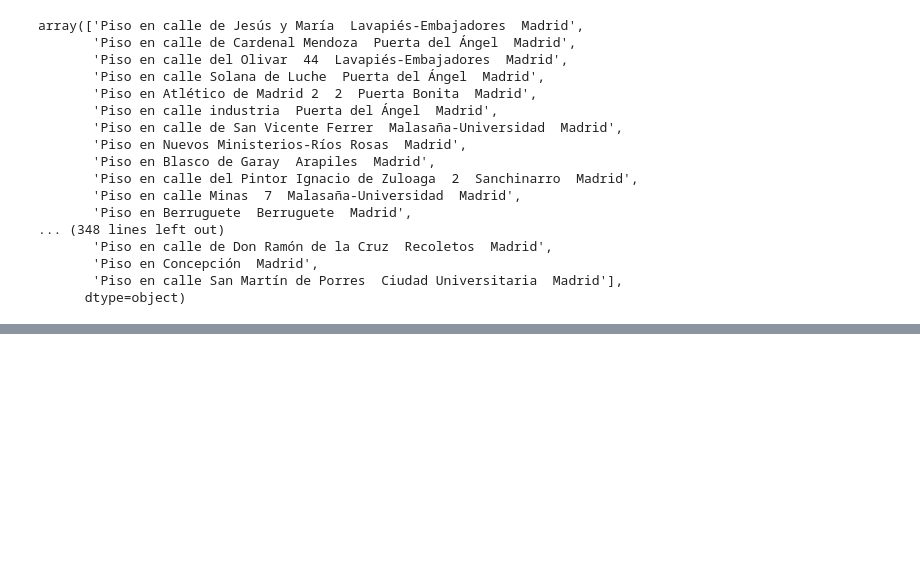
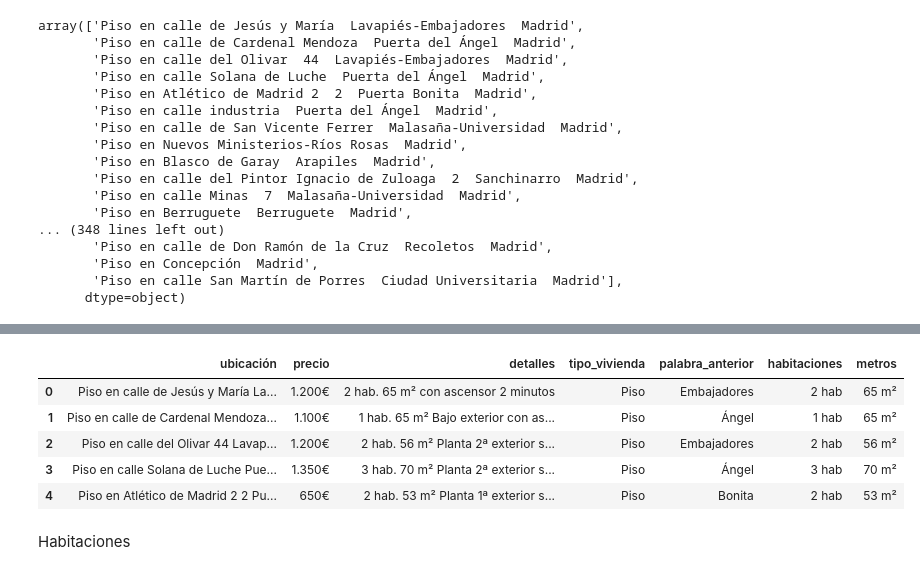
Before and after one commit to filokaizen/Rent-in-Madrid, a Jupyter notebook: Jupyters/main.ipynb, the cells around one changed output, grey strips where cells are left out. Saved outputs shown, nothing was run; the diff lists cells and outputs as text; code cells hidden in the pictures; blank space fills up the shorter version.

```diff
--- a/Jupyters/main.ipynb
+++ b/Jupyters/main.ipynb
@@ -3,6 +3,9 @@ import pandas as pd
 import requests as req
 import glob
 import numpy as np
+
+pd.set_option('display.max_rows', None)
+pd.set_option('display.max_columns', None)
 # %%
 
 # Carpeta que contiene los archivos CSV
@@ -102,0 +130,3 @@ barrios_madrid = ['Arganzuela', 'Acacias', 'Atocha', 'Chopera', 'Delicias', 'Imp
+# %%
+data.precio = data['precio'].str.split('/', expand=True)[0]
+# Divide la columna "precio" en dos partes en función del carácter "/"
@@ -102,0 +159,2 @@ barrios_madrid = ['Arganzuela', 'Acacias', 'Atocha', 'Chopera', 'Delicias', 'Imp
+# %%
+data['habitaciones'] = data['detalles'].str.extract(r'(.*hab\.)', expand=False).str.replace(".","")
@@ -102,0 +181,12 @@ barrios_madrid = ['Arganzuela', 'Acacias', 'Atocha', 'Chopera', 'Delicias', 'Imp
+# %%
+data[['antes_punto', 'despues_punto']] = data['detalles'].str.split('.', 1, expand=True)
+## Separar la columna detalles en dos catnes del punto y depsues del punto
+# %%
+data.head()
+# %% [output]
+|  | ubicación | precio | detalles | tipo_vivienda | palabra_anterior | habitaciones | metros |
+| 0 | Piso en calle de Jesús y María La... | 1.200€ | 2 hab. 65 m² con ascensor 2 minutos | Piso | Embajadores | 2 hab | 65 m² |
+| 1 | Piso en calle de Cardenal Mendoza... | 1.100€ | 1 hab. 65 m² Bajo exterior con as... | Piso | Ángel | 1 hab | 65 m² |
+| 2 | Piso en calle del Olivar 44 Lavap... | 1.200€ | 2 hab. 56 m² Planta 2ª exterior s... | Piso | Embajadores | 2 hab | 56 m² |
+| 3 | Piso en calle Solana de Luche Pue... | 1.350€ | 3 hab. 70 m² Planta 2ª exterior s... | Piso | Ángel | 3 hab | 70 m² |
+| 4 | Piso en Atlético de Madrid 2 2 Pu... | 650€ | 2 hab. 53 m² Planta 1ª exterior s... | Piso | Bonita | 2 hab | 53 m² |
@@ -102,0 +202,2 @@ barrios_madrid = ['Arganzuela', 'Acacias', 'Atocha', 'Chopera', 'Delicias', 'Imp
+# %% [markdown]
+Habitaciones
```
Also changed, not shown: parts of 12 cells of this notebook.
